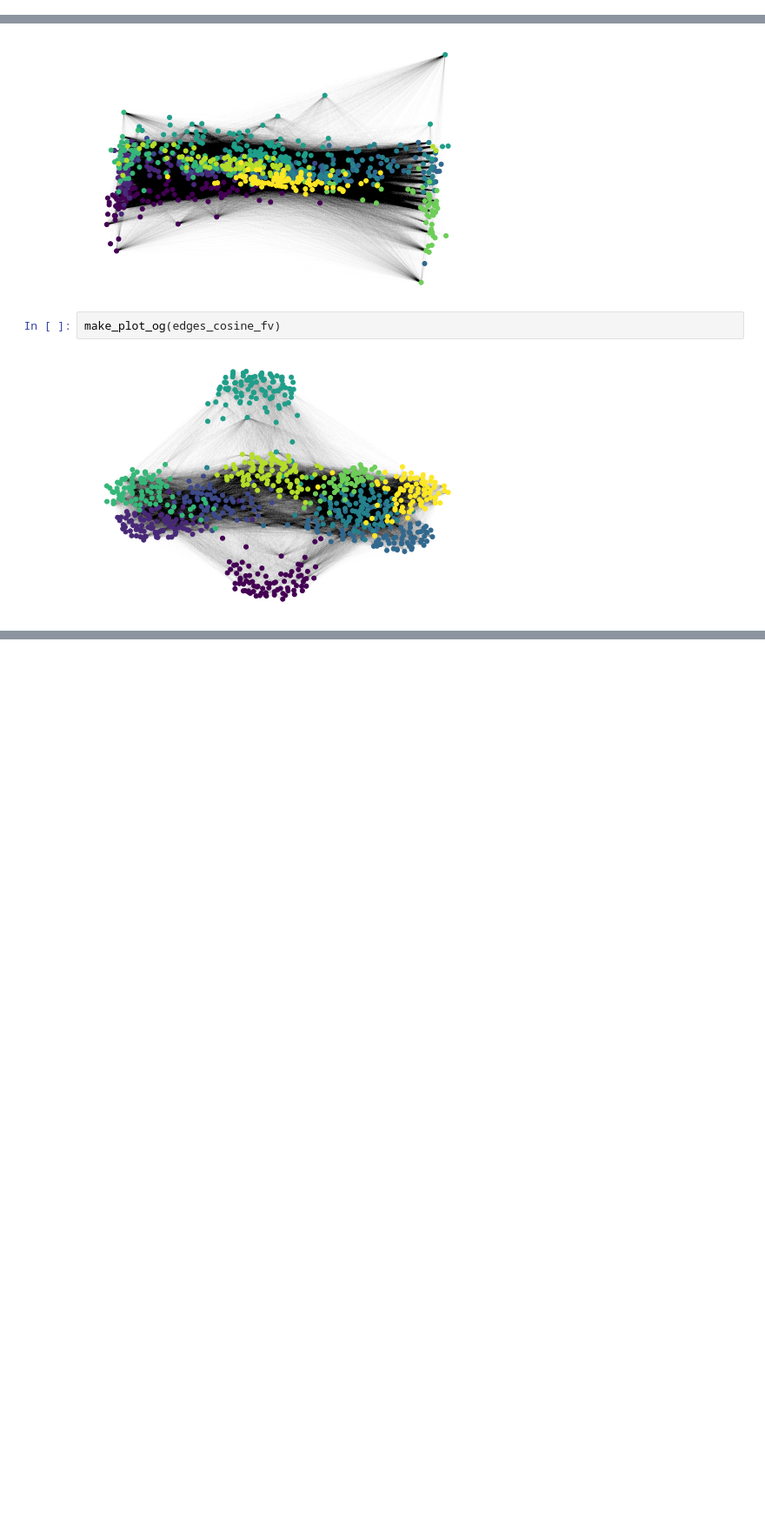
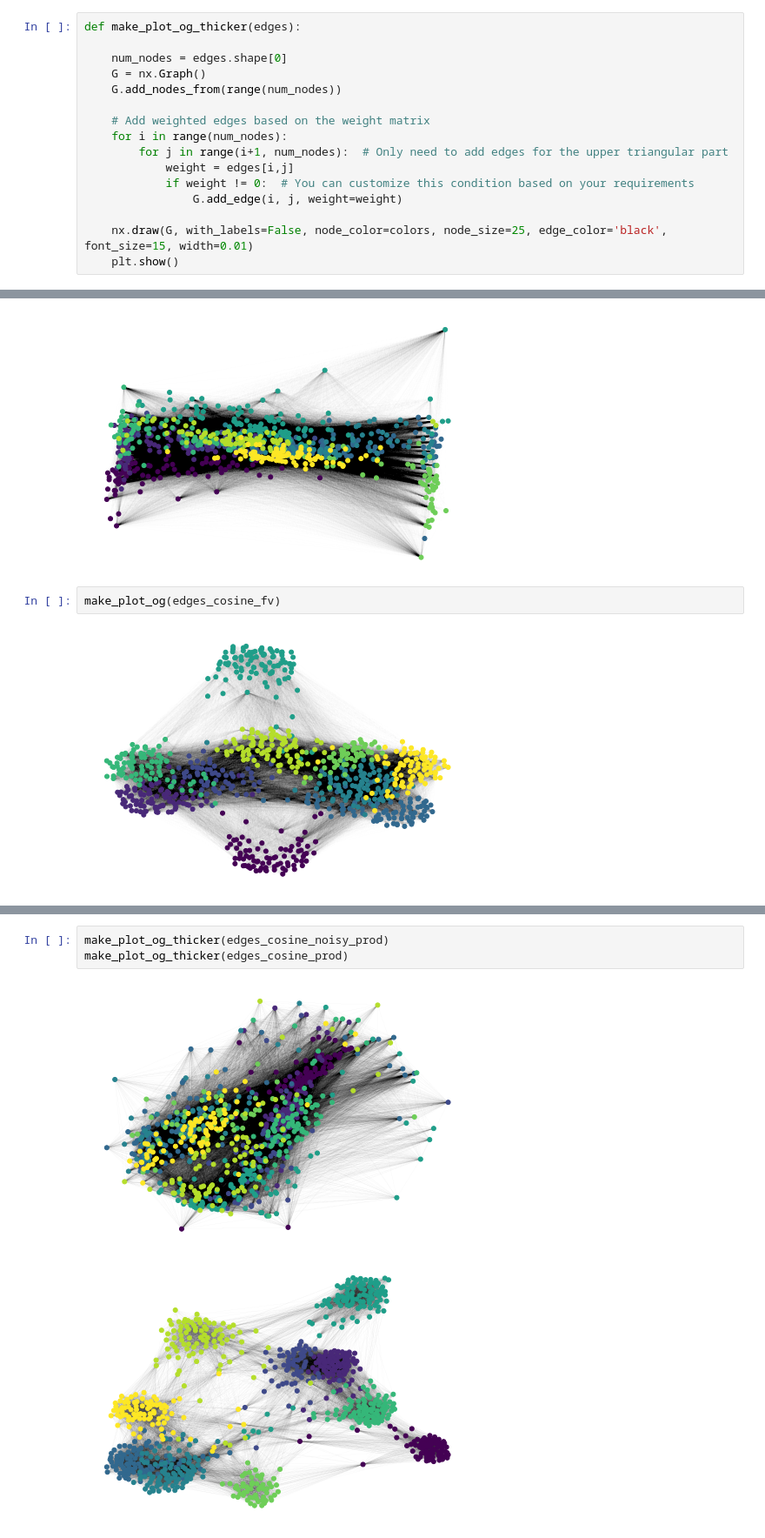
Before and after one commit to kkolodner/NE_similarity_network, a Jupyter notebook: plot_networks.ipynb, the cells around one changed output, grey strips where cells are left out. Shown at 87% size. Drawn from its saved outputs; the diff is of its cells as text; blank space fills up the shorter version.

```diff
--- a/plot_networks.ipynb
+++ b/plot_networks.ipynb
@@ -50,6 +50,22 @@ def make_plot_og(edges):
 
     nx.draw(G, with_labels=False, node_color=colors, node_size=25, edge_color='black', font_size=15, width=0.001)
     plt.show()
+# %%
+def make_plot_og_thicker(edges):
+
+    num_nodes = edges.shape[0]
+    G = nx.Graph()
+    G.add_nodes_from(range(num_nodes))
+
+    # Add weighted edges based on the weight matrix
+    for i in range(num_nodes):
+        for j in range(i+1, num_nodes):  # Only need to add edges for the upper triangular part
+            weight = edges[i,j]
+            if weight != 0:  # You can customize this condition based on your requirements
+                G.add_edge(i, j, weight=weight)
+
+    nx.draw(G, with_labels=False, node_color=colors, node_size=25, edge_color='black', font_size=15, width=0.01)
+    plt.show()
 # %% [markdown]
 # VLAD
 # %%
@@ -115,0 +152,6 @@ make_plot_og(edges_cosine_fv)
+# %%
+make_plot_og_thicker(edges_cosine_noisy_prod)
+make_plot_og_thicker(edges_cosine_prod)
+# %% [output]
+[figure, added]
+[figure, added]
```
Also changed, not shown: parts of 3 cells of this notebook, 1 other file.
